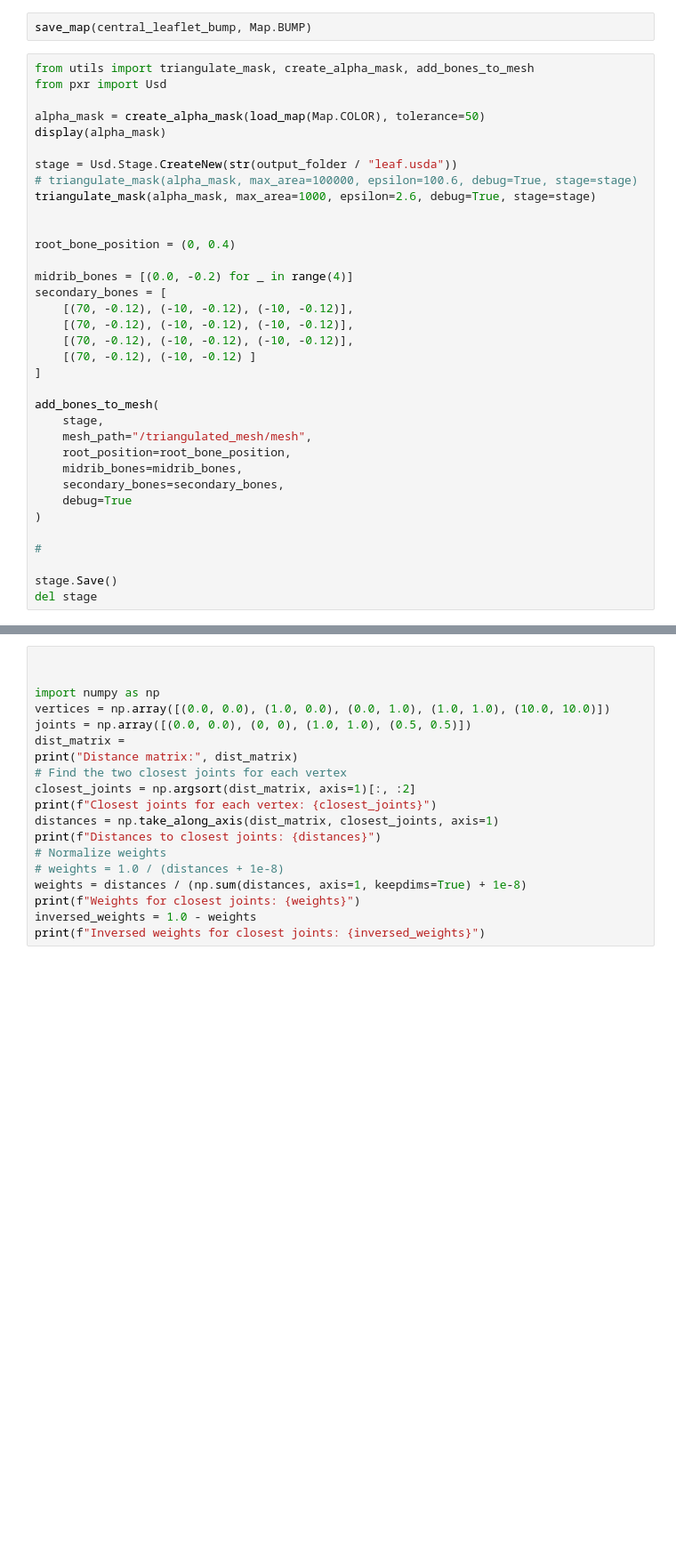
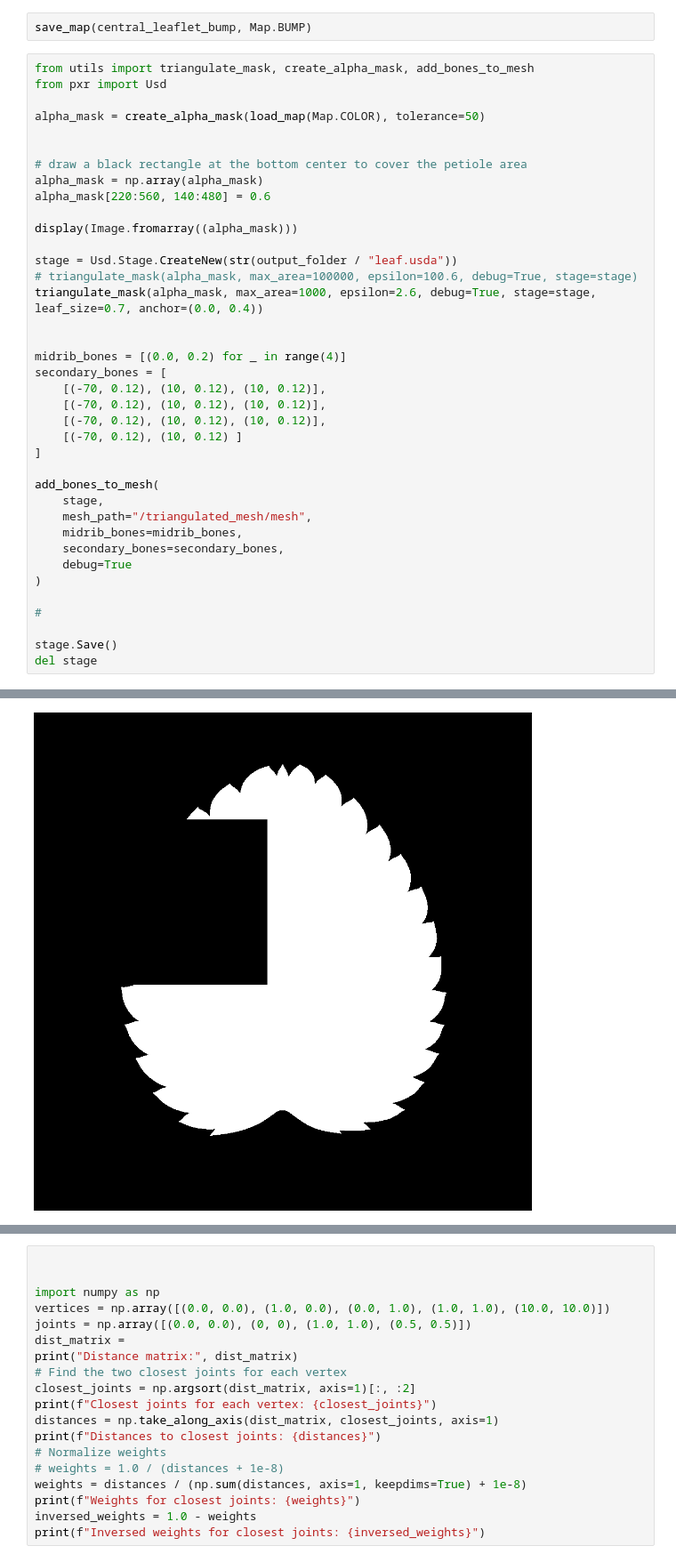
Before and after one commit to azazdeaz/impostor, a Jupyter notebook: textures/leaves.ipynb, the cells around one changed output, grey strips where cells are left out. Shown at 89% size. Drawn from its saved outputs; the diff is of its cells as text; blank space fills up the shorter version.

```diff
--- a/textures/leaves.ipynb
+++ b/textures/leaves.ipynb
@@ -106,27 +106,30 @@ from utils import triangulate_mask, create_alpha_mask, add_bones_to_mesh
 from pxr import Usd
 
 alpha_mask = create_alpha_mask(load_map(Map.COLOR), tolerance=50)
-display(alpha_mask)
+
+
+# draw a black rectangle at the bottom center to cover the petiole area
+alpha_mask = np.array(alpha_mask)
+alpha_mask[220:560, 140:480] = 0.6
+
+display(Image.fromarray((alpha_mask)))
 
 stage = Usd.Stage.CreateNew(str(output_folder / "leaf.usda"))
 # triangulate_mask(alpha_mask, max_area=100000, epsilon=100.6, debug=True, stage=stage)
-triangulate_mask(alpha_mask, max_area=1000, epsilon=2.6, debug=True, stage=stage)
+triangulate_mask(alpha_mask, max_area=1000, epsilon=2.6, debug=True, stage=stage, leaf_size=0.7, anchor=(0.0, 0.4))
 
 
-root_bone_position = (0, 0.4)
-
-midrib_bones = [(0.0, -0.2) for _ in range(4)]
+midrib_bones = [(0.0, 0.2) for _ in range(4)]
 secondary_bones = [
-    [(70, -0.12), (-10, -0.12), (-10, -0.12)],
-    [(70, -0.12), (-10, -0.12), (-10, -0.12)],
-    [(70, -0.12), (-10, -0.12), (-10, -0.12)],
-    [(70, -0.12), (-10, -0.12) ]
+    [(-70, 0.12), (10, 0.12), (10, 0.12)],
+    [(-70, 0.12), (10, 0.12), (10, 0.12)],
+    [(-70, 0.12), (10, 0.12), (10, 0.12)],
+    [(-70, 0.12), (10, 0.12) ]
 ]
 
 add_bones_to_mesh(
     stage,
     mesh_path="/triangulated_mesh/mesh",
-    root_position=root_bone_position,
     midrib_bones=midrib_bones,
     secondary_bones=secondary_bones,
     debug=True
@@ -136,3 +139,4 @@ add_bones_to_mesh(
 
 stage.Save()
 del stage
+# %% [output]
@@ -138,0 +145 @@ del stage
+[figure, added]
```
Also changed, not shown: parts of 2 cells of this notebook, 1 other file.
